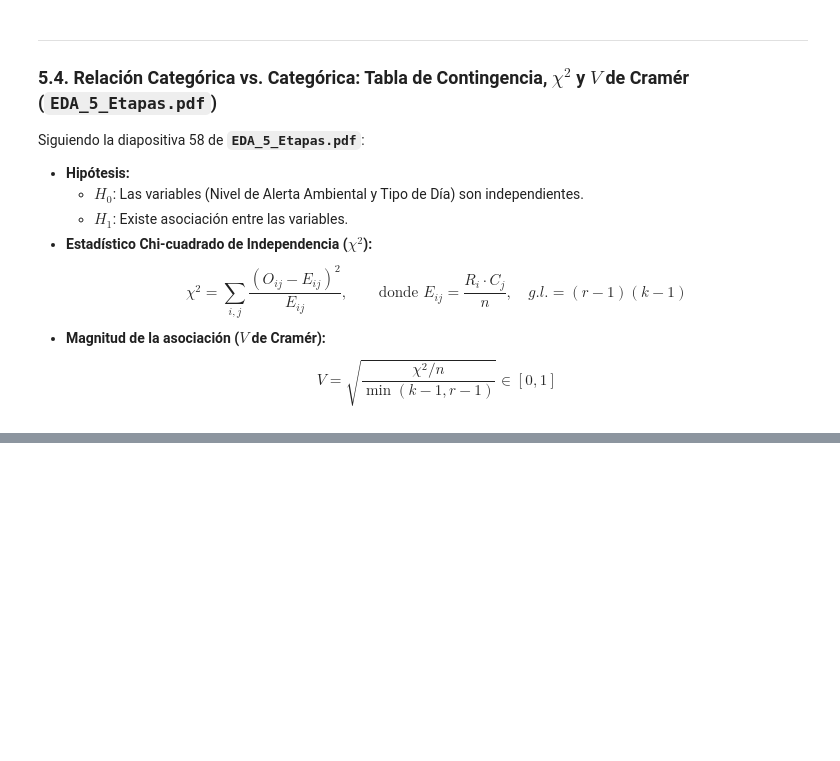
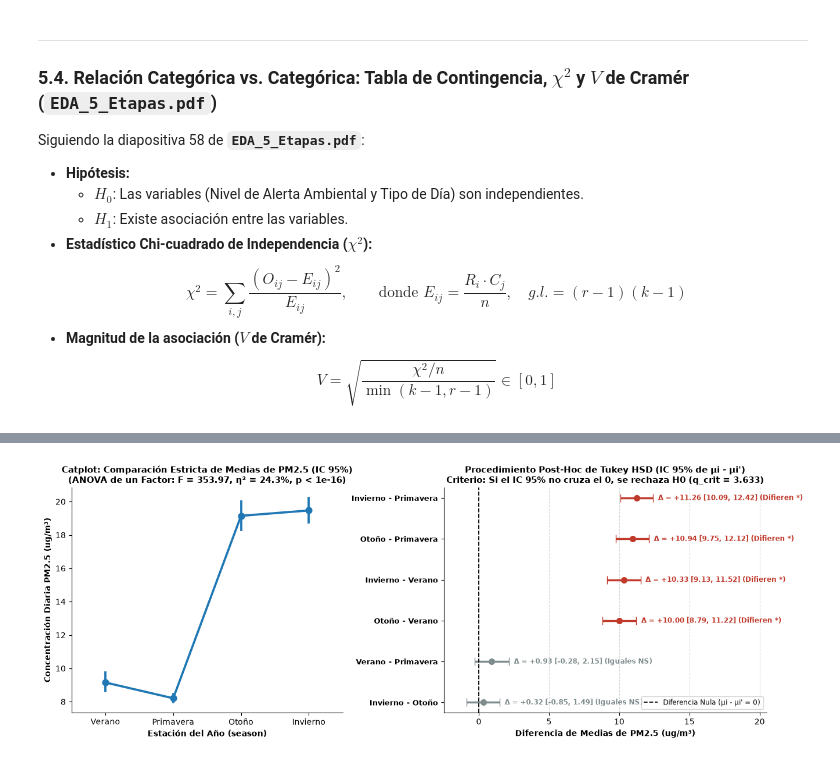
Before and after one commit to javituuu/AnalisisDeDatos, a Jupyter notebook: avance_2_adelantado.ipynb, the cells around one changed output, grey strips where cells are left out. Cells and saved outputs as stored; diff of their text form; code cells hidden in the pictures; blank space fills up the shorter version.

```diff
--- a/avance_2_adelantado.ipynb
+++ b/avance_2_adelantado.ipynb
@@ -985,0 +1122,100 @@ Síntesis de todos los contrastes de hipótesis y modelos aplicados siguiendo la
+# %%
+# --- SECCIÓN 5.3: CATPLOT PARA COMPARAR MEDIAS ESTACIONALES Y DIFERENCIAS POST-HOC DE TUKEY ---
+fig, (ax1, ax2) = plt.subplots(1, 2, figsize=(13.5, 5.0), gridspec_kw={'width_ratios': [1.05, 1.25]})
+
+orden_est = ['Verano', 'Primavera', 'Otoño', 'Invierno']
+
+# Panel Izquierdo: Catplot / Pointplot simplificado para comparar estrictamente las medias (IC 95%)
+sns.pointplot(
+    data=df_clean,
+    x='season',
+    y='PM25',
+    order=orden_est,
+    color='#1f77b4',
+    markers='o',
+    linestyles='-',
+    errorbar=('ci', 95),
+    capsize=0,
+    ax=ax1
+)
+ax1.set_title("Catplot: Comparación Estricta de Medias de PM2.5 (IC 95%)\n(ANOVA de un Factor: F = 353.97, η² = 24.3%, p < 1e-16)", fontsize=10.5, fontweight='bold')
+ax1.set_xlabel("Estación del Año (season)", fontsize=10, fontweight='bold')
+ax1.set_ylabel("Concentración Diaria PM2.5 (ug/m³)", fontsize=10, fontweight='bold')
+sns.despine(ax=ax1)
+
+# Panel Derecho: Intervalos de Confianza Simultáneos al 95% de las Diferencias de Medias (Tukey HSD)
+pares_tukey = [
+    ("Invierno - Primavera",  11.26,  10.09,  12.42, True),
+    ("Otoño - Primavera",     10.94,   9.75,  12.12, True),
+    ("Invierno - Verano",     10.33,   9.13,  11.52, True),
+    ("Otoño - Verano",        10.00,   8.79,  11.22, True),
+    ("Verano - Primavera",     0.93,  -0.28,   2.15, False),
+    ("Invierno - Otoño",       0.32,  -0.85,   1.49, False)
+]
+y_pos = np.arange(len(pares_tukey))
+for i, (label_p, diff, li, ls, sig) in enumerate(pares_tukey):
+    col = '#c0392b' if sig else '#7f8c8d'
+    ax2.errorbar(diff, i, xerr=[[diff - li], [ls - diff]], fmt='o', color=col, ecolor=col, elinewidth=2.5, capsize=5, markersize=7)
+    estado_txt = f"Δ = +{diff:.2f} [{li:.2f}, {ls:.2f}] (Difieren *)" if sig else f"Δ = +{diff:.2f} [{li:.2f}, {ls:.2f}] (Iguales NS)"
+    ax2.text(ls + 0.35, i, estado_txt, va='center', fontsize=8.5, fontweight='bold', color=col)
+
+ax2.axvline(0, color='black', linestyle='--', linewidth=1.3, label="Diferencia Nula (μi - μi' = 0)")
+ax2.set_yticks(y_pos)
+ax2.set_yticklabels([p[0] for p in pares_tukey], fontweight='bold', fontsize=9.5)
+ax2.set_xlim(-2.5, 20.5)
+ax2.invert_yaxis()
+ax2.set_title("Procedimiento Post-Hoc de Tukey HSD (IC 95% de μi - μi')\nCriterio: Si el IC 95% no cruza el 0, se rechaza H0 (q_crit = 3.633)", fontsize=10.5, fontweight='bold')
+ax2.set_xlabel("Diferencia de Medias de PM2.5 (ug/m³)", fontsize=10, fontweight='bold')
+ax2.legend(loc='lower right', fontsize=8.5)
+ax2.grid(axis='x', linestyle='--', alpha=0.5)
+sns.despine(ax=ax2, top=True, right=True)
+
+plt.tight_layout()
+plt.savefig('graficos_png/catplot_tukey_medias_pm25.png', dpi=130)
+plt.show()
+
+# --- SECCIÓN 5.4: GRÁFICO DE BARRAS APILADO EN CATEGÓRICA VS CATEGÓRICA (ESTACIÓN Y ALERTA VS TIPO DE DÍA) ---
+fig, (ax1, ax2) = plt.subplots(1, 2, figsize=(13.5, 4.8))
+
+# Panel 1: Barras Apiladas 100% Nivel de Alerta Ambiental según Tipo de Día
+cats_alerta = ['Bueno\n(n=3,281)', 'Regular\n(n=27)', 'Alerta\n(n=2)', 'Preemergencia\n(n=2)']
+pct_lab = [71.38, 74.07, 100.0, 50.0]
+pct_fds = [28.62, 25.93,   0.0, 50.0]
+
+x_ind = np.arange(len(cats_alerta))
+b1 = ax1.bar(x_ind, pct_lab, label='Día Laboral (Lun–Vie)', color='#2b5c8f', width=0.55)
+b2 = ax1.bar(x_ind, pct_fds, bottom=pct_lab, label='Fin de Semana (Sáb–Dom)', color='#e67e22', width=0.55)
+ax1.axhline(71.43, color='red', linestyle='--', linewidth=1.4, label='Proporción Calendario Esperada (5/7 = 71.4%)')
+
+for i in range(len(cats_alerta)):
+    if pct_lab[i] > 10:
+        ax1.text(i, pct_lab[i]/2, f"{pct_lab[i]:.1f}%", ha='center', va='center', color='white', fontweight='bold', fontsize=9.5)
+    if pct_fds[i] > 10:
+        ax1.text(i, pct_lab[i] + pct_fds[i]/2, f"{pct_fds[i]:.1f}%", ha='center', va='center', color='white', fontweight='bold', fontsize=9.5)
+
+ax1.set_xticks(x_ind)
+ax1.set_xticklabels(cats_alerta, fontweight='bold')
+ax1.set_ylim(0, 108)
+ax1.set_ylabel("Proporción Relativa (%)", fontsize=10, fontweight='bold')
+ax1.set_title("Gráfico de Barras Apiladas (100%): Alerta vs. Tipo de Día\nχ²(3) = 1.3449, p = 0.7185 > 0.05 | V de Cramér = 0.0202", fontsize=10.5, fontweight='bold')
+ax1.legend(loc='upper right', fontsize=8.5)
+ax1.grid(axis='y', linestyle='--', alpha=0.4)
+
+# Panel 2: Barras Apiladas de Episodios Críticos/Regulares por Estación del Año (Categórica vs Categórica Estacional)
+ct_est_alerta = pd.crosstab(df_clean['season'], df_clean['alerta'], normalize='index') * 100
+ct_est_alerta = ct_est_alerta.reindex(['Verano', 'Primavera', 'Otoño', 'Invierno'])
+cols_orden = [c for c in ['Bueno', 'Regular', 'Alerta', 'Preemergencia'] if c in ct_est_alerta.columns]
+ct_est_alerta[cols_orden].plot(kind='bar', stacked=True, ax=ax2, color=['#27ae60', '#f1c40f', '#e67e22', '#c0392b'], width=0.55, edgecolor='black')
+ax2.set_title("Distribución Apilada de Categorías Normativas por Estación\nEl 100% de Episodios Regular/Alerta/Preemergencia ocurre en Otoño-Invierno", fontsize=10, fontweight='bold')
+ax2.set_xlabel("Estación del Año", fontsize=10, fontweight='bold')
+ax2.set_ylabel("Porcentaje de Días (%)", fontsize=10, fontweight='bold')
+ax2.set_xticklabels(['Verano', 'Primavera', 'Otoño', 'Invierno'], rotation=0, fontweight='bold')
+ax2.set_ylim(0, 105)
+ax2.legend(title='Nivel Alerta', loc='lower left', fontsize=8.5)
+ax2.grid(axis='y', linestyle='--', alpha=0.4)
+
+plt.tight_layout()
+plt.savefig('graficos_png/barras_apiladas_categoricas.png', dpi=130)
+plt.show()
+# %% [output]
+[figure, added]
```
Also changed, not shown: parts of 15 cells of this notebook.
